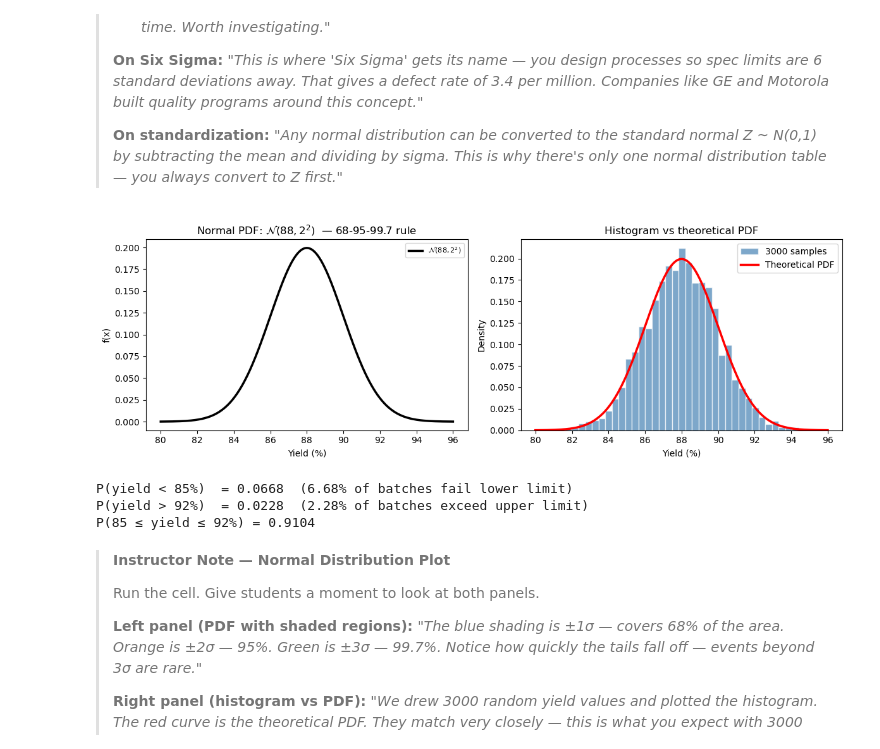
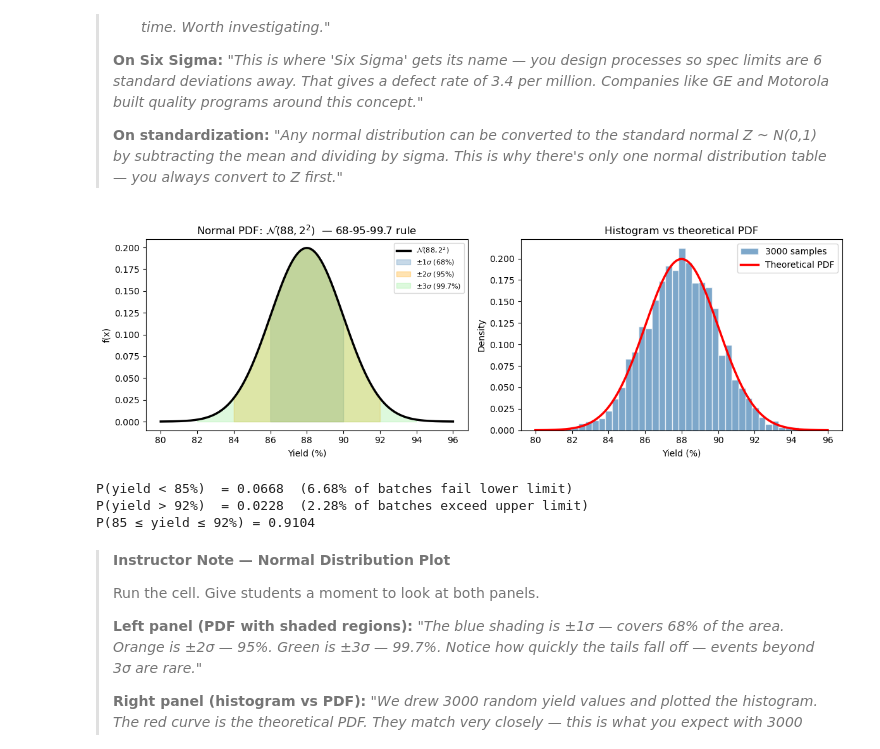
Before and after one commit to ock-group/CHME212-2026-Spring, a Jupyter notebook: _sources/docs/chapter13/13_notebook-lecture.ipynb, the cells around one changed output. Saved outputs shown, nothing was run; the diff lists cells and outputs as text; code cells hidden in the pictures.

```diff
--- a/_sources/docs/chapter13/13_notebook-lecture.ipynb
+++ b/_sources/docs/chapter13/13_notebook-lecture.ipynb
@@ -736,39 +799,39 @@ fig, axes = plt.subplots(1, 2, figsize=(12, 4))
 ax = axes[0]
 ax.plot(x, dist_n.pdf(x), 'k-', linewidth=2.5, label=r'$\mathcal{N}(88, 2^2)$')
 
 # shade ±1σ, ±2σ, ±3σ regions
-# for k, color, label in [(1, 'steelblue', r'$\pm 1\sigma$ (68%)')  ,
-#                          (2, 'orange',    r'$\pm 2\sigma$ (95%)')  ,
-#                          (3, 'lightgreen',r'$\pm 3\sigma$ (99.7%)')]:
-#     x_fill = np.linspace(mu - k*sigma, mu + k*sigma, 200)
-#     ax.fill_between(x_fill, dist_n.pdf(x_fill), alpha=0.3, color=color, label=label)
+for k, color, label in [(1, 'steelblue', r'$\pm 1\sigma$ (68%)')  ,
+                         (2, 'orange',    r'$\pm 2\sigma$ (95%)')  ,
+                         (3, 'lightgreen',r'$\pm 3\sigma$ (99.7%)')]:
+    x_fill = np.linspace(mu - k*sigma, mu + k*sigma, 200)
+    ax.fill_between(x_fill, dist_n.pdf(x_fill), alpha=0.3, color=color, label=label)
 
 ax.set_xlabel('Yield (%)')
 ax.set_ylabel('f(x)')
 ax.set_title(r'Normal PDF: $\mathcal{N}(88, 2^2)$  — 68-95-99.7 rule')
 ax.legend(fontsize=8)
 
 # ── Histogram of samples vs theoretical PDF ───────────────────────────────────
 ax = axes[1]
 ax.hist(samples_n, bins=40, density=True, color='steelblue',
         edgecolor='white', alpha=0.7, label='3000 samples')
 ax.plot(x, dist_n.pdf(x), 'r-', linewidth=2.5, label='Theoretical PDF')
 ax.set_xlabel('Yield (%)')
 ax.set_ylabel('Density')
 ax.set_title('Histogram vs theoretical PDF')
 ax.legend()
 
 plt.tight_layout()
 plt.show()
 
 # ── Key probabilities ─────────────────────────────────────────────────────────
 p_below_85 = dist_n.cdf(85.0)
 p_above_92 = 1 - dist_n.cdf(92.0)
 print(f"P(yield < 85%)  = {p_below_85:.4f}  ({100*p_below_85:.2f}% of batches fail lower limit)")
 print(f"P(yield > 92%)  = {p_above_92:.4f}  ({100*p_above_92:.2f}% of batches exceed upper limit)")
 print(f"P(85 ≤ yield ≤ 92%) = {dist_n.cdf(92) - dist_n.cdf(85):.4f}")
 # %% [output]
-[figure, old version]
+[figure, new version]
 P(yield < 85%)  = 0.0668  (6.68% of batches fail lower limit)
 P(yield > 92%)  = 0.0228  (2.28% of batches exceed upper limit)
 P(85 ≤ yield ≤ 92%) = 0.9104
```
Also changed, not shown: parts of 6 cells of this notebook, 38 other files.
